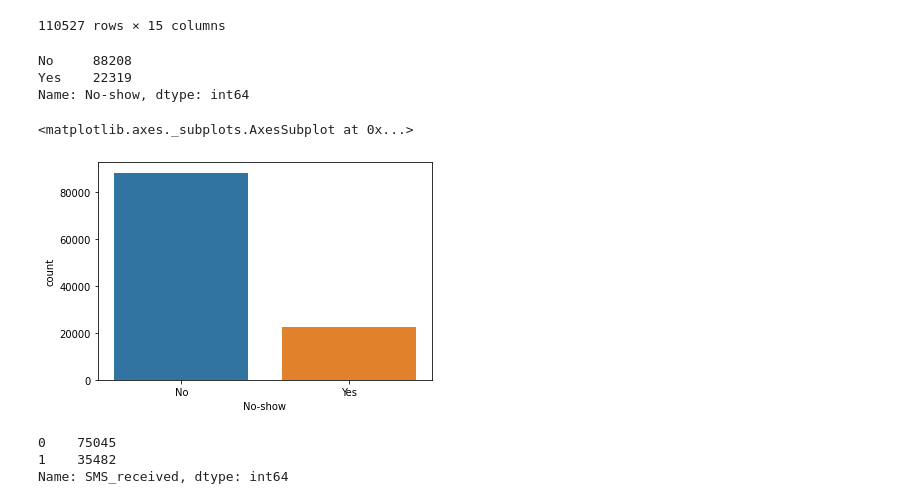
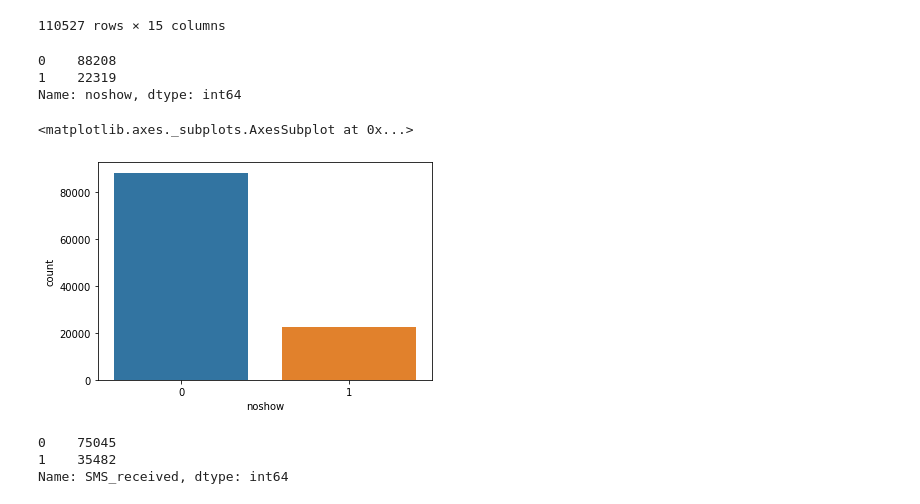
Before and after one commit to vy-phung/Data-analysis, a Jupyter notebook: No_Show_Medical_Appointment.ipynb, the cells around one changed output. Cells and saved outputs as stored; diff of their text form; code cells hidden in the pictures.

```diff
--- a/No_Show_Medical_Appointment.ipynb
+++ b/No_Show_Medical_Appointment.ipynb
@@ -91,9 +87,9 @@ number of NaN values for the column AppointmentDay : 0
 no_show = []
 for term in noshow['No-show']:
   if term == 'No':
-    no_show.append(0)
+    no_show.append('0')
   elif term == 'Yes':
-    no_show.append(1)
+    no_show.append('1')
 df = pd.Series(no_show, name='noshow')
 noshow = pd.concat([noshow, df], axis=1)
 noshow
@@ -116,12 +110,12 @@ noshow.to_csv('noshow.csv')
 # %%
-print(noshow['No-show'].value_counts())
-sns.countplot(data=noshow,x = 'No-show')
+print(noshow['noshow'].value_counts())
+sns.countplot(data=noshow,x = 'noshow')
 # %% [output]
-No     88208
-Yes    22319
-Name: No-show, dtype: int64
+0    88208
+1    22319
+Name: noshow, dtype: int64
 <matplotlib.axes._subplots.AxesSubplot at 0x...>
-[figure, old version]
+[figure, new version]
 # %%
 print(noshow['SMS_received'].value_counts())
 sns.countplot(data=noshow,x = 'SMS_received')
```
Also changed, not shown: parts of 50 cells of this notebook.
